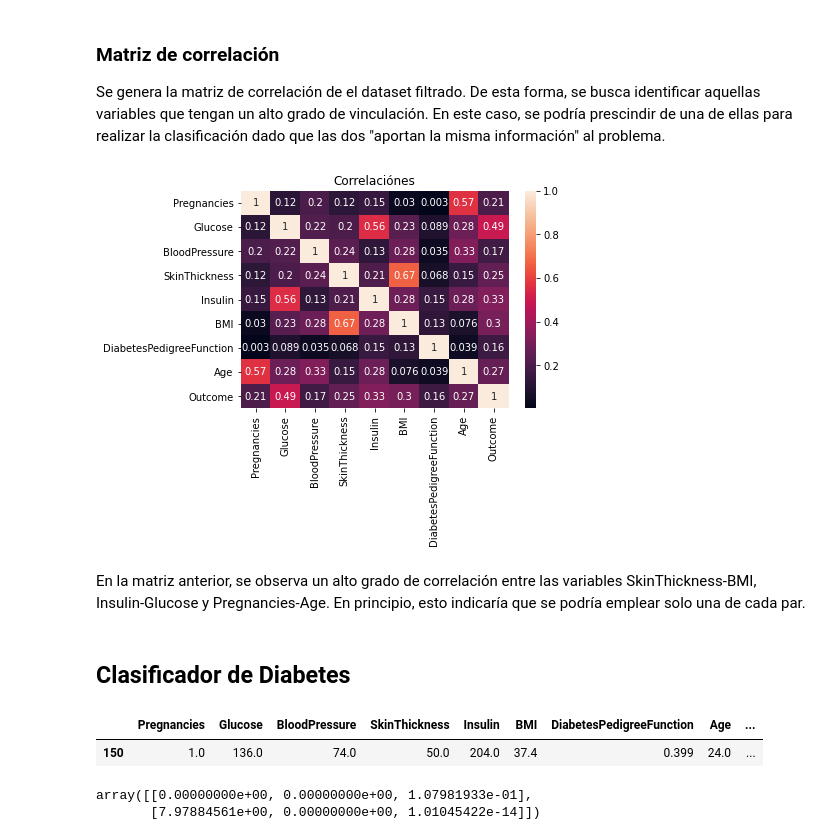
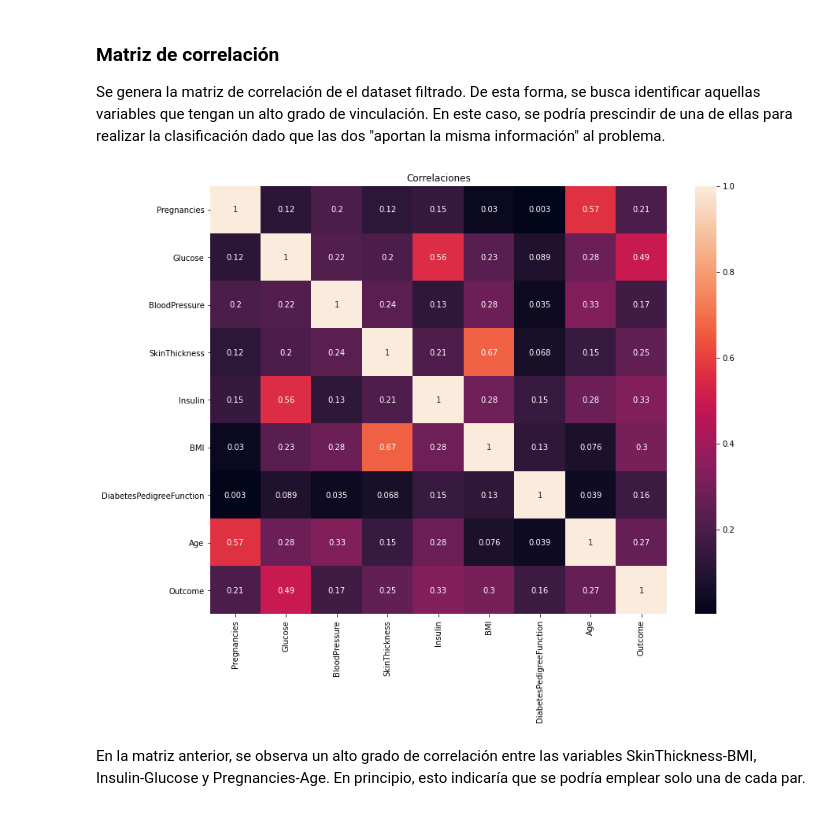
Before and after one commit to Kammann123/nn-tp1, a Jupyter notebook: notebooks/tp1-ej2.ipynb, the cells around one changed output. Cells and saved outputs as stored; diff of their text form; code cells hidden in the pictures.

```diff
--- a/notebooks/tp1-ej2.ipynb
+++ b/notebooks/tp1-ej2.ipynb
@@ -761,62 +308,11 @@ Se genera la matriz de correlación de el dataset filtrado. De esta forma, se bu
 # %%
-import seaborn as sb
 # Correlation matrix
-corrMatrix = df.corr()
-ax = plt.axes()
-sb.heatmap(corrMatrix, annot=True, ax=ax);
-ax.set_title('Correlaciónes')
+corr_matrix = df.corr()
+fig, ax = plt.subplots(1, 1, figsize=(13, 10))
+sb.heatmap(corr_matrix, annot=True, ax=ax);
+ax.set_title('Correlaciones')
 plt.show()
 # %% [output]
-[figure, old version]
+[figure, new version]
 # %% [markdown]
 En la matriz anterior, se observa un alto grado de correlación entre las variables SkinThickness-BMI, Insulin-Glucose y Pregnancies-Age. En principio, esto indicaría que se podría emplear solo una de cada par.
-# %% [markdown]
-## Clasificador de Diabetes
-# %%
-# Gaussian PDF
-# evaluates gaussian PDF for a set of mean, std and value.
-def gaussianPDF(value, mean, std):
-    return np.exp(-np.power((value - mean)/std, 2) / 2) / (std * np.sqrt(2*np.pi))
-
-# Diabetes classifier using gaussian naive bayes
-def diabetesClassificatorNB(train_df, input_df):
-    ret = []
-
-    # Diabetes positive dataframe
-    dfPositive = train_df[train_df['Outcome'] == 1].drop(columns='Outcome')
-    # Diabetes negative dataframe
-    dfNegative = train_df[train_df['Outcome'] == 0].drop(columns='Outcome')
-
-    # Priori probabilities
-    prioriPositive = len(dfPositive) / len(train_df)
-    prioriNegative = 1 - prioriPositive
-
-    # Diabetes positive posteriori
-    # pandas dataframe to numpy array to perform faster operations
-    positiveLikelihoods = np.array(gaussianPDF(input_df.to_numpy(), dfPositive.mean(), dfPositive.std()))
-    positivePosteriori = np.prod(positiveLikelihoods) * prioriPositive
-
-
-    # Diabetes negative  posteriori
-    negativeLikelihoods = np.array(gaussianPDF(input_df.to_numpy(), dfNegative.mean(), dfNegative.std()))
-    negativePosteriori = np.prod(negativeLikelihoods) * prioriNegative
-
-    # Outcome
-    return (positivePosteriori >= negativePosteriori)
-
-
-train_df = df
-#150 y 152
-input_df = df[150:151]
-input_df.head()
-# %% [output]
-|  | Pregnancies | Glucose | BloodPressure | SkinThickness | Insulin | BMI | DiabetesPedigreeFunction | Age | ... |
-| 150 | 1.0 | 136.0 | 74.0 | 50.0 | 204.0 | 37.4 | 0.399 | 24.0 | ... |
-# %%
-#diabetesClassificatorNB(train_df, input_df)
-df.values
-array = [[1,2,3],[4,5,6]]
-gaussianPDF(np.array(array), np.array([4,3,2]), np.array([0.05,0.02,0.5]))
-# %% [output]
-array([[0.00000000e+00, 0.00000000e+00, 1.07981933e-01],
-       [7.97884561e+00, 0.00000000e+00, 1.01045422e-14]])
```
Also changed, not shown: parts of 114 cells of this notebook, 3 other files.
